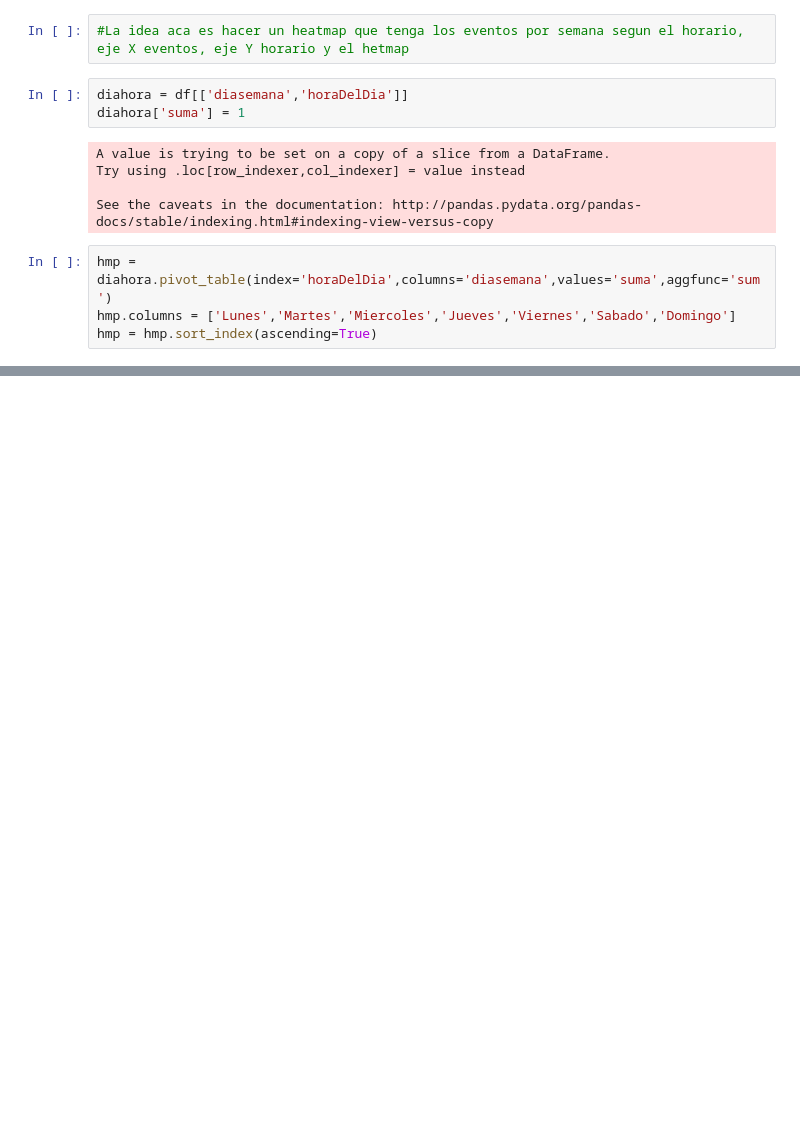
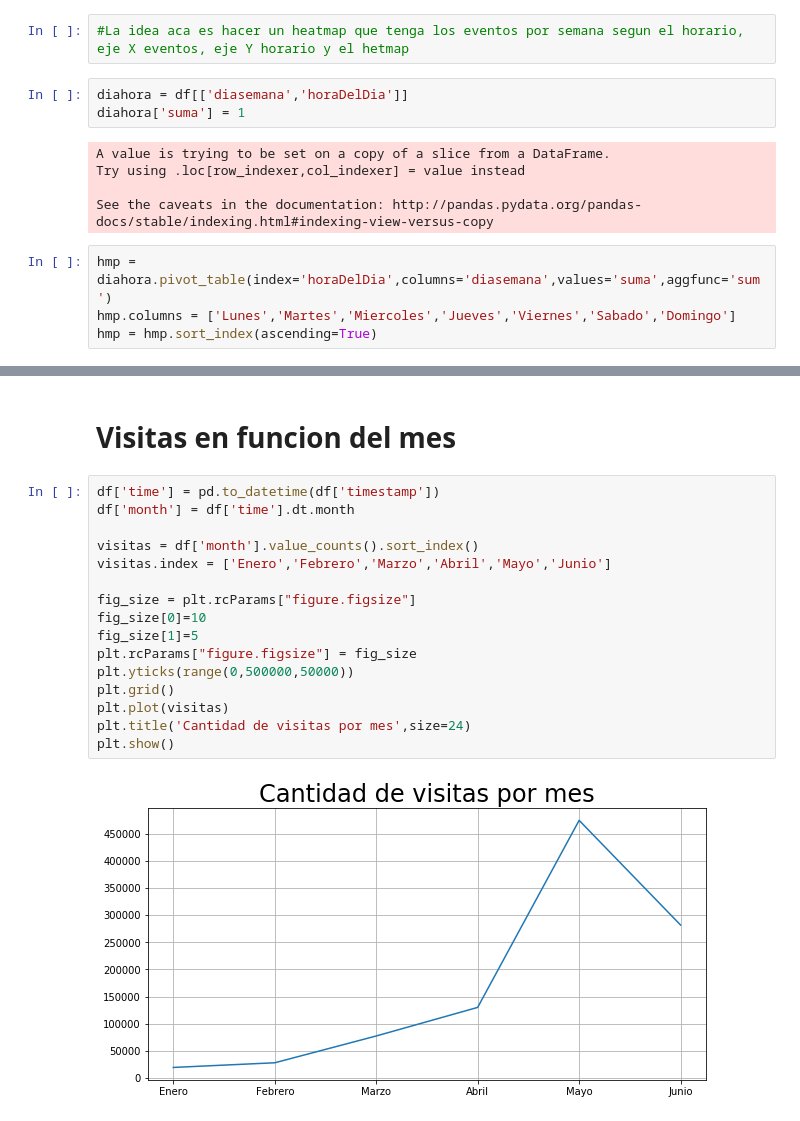
Before and after one commit to javier2409/TP1Datos2C2018, a Jupyter notebook: Analisis Temporal.ipynb, the cells around one changed output, grey strips where cells are left out. Saved outputs shown, nothing was run; the diff lists cells and outputs as text; blank space fills up the shorter version.

```diff
--- a/Analisis Temporal.ipynb
+++ b/Analisis Temporal.ipynb
@@ -113,0 +115,20 @@ Text(0.5,1,'Eventos por dia de la semana segun hora del dia')
+# %% [markdown]
+# Visitas en funcion del mes
+# %%
+df['time'] = pd.to_datetime(df['timestamp'])
+df['month'] = df['time'].dt.month
+
+visitas = df['month'].value_counts().sort_index()
+visitas.index = ['Enero','Febrero','Marzo','Abril','Mayo','Junio']
+
+fig_size = plt.rcParams["figure.figsize"]
+fig_size[0]=10
+fig_size[1]=5
+plt.rcParams["figure.figsize"] = fig_size
+plt.yticks(range(0,500000,50000))
+plt.grid()
+plt.plot(visitas)
+plt.title('Cantidad de visitas por mes',size=24)
+plt.show()
+# %% [output]
+[figure, added]
```
Also changed, not shown: parts of 6 cells of this notebook, 1 other file.
